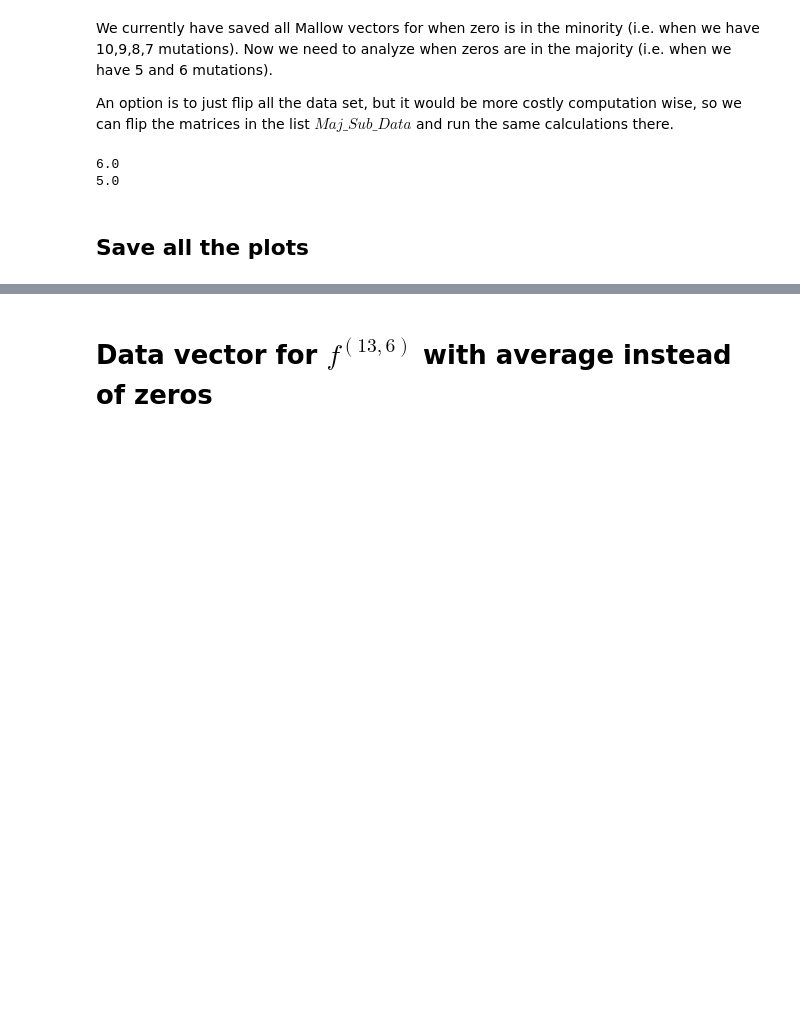
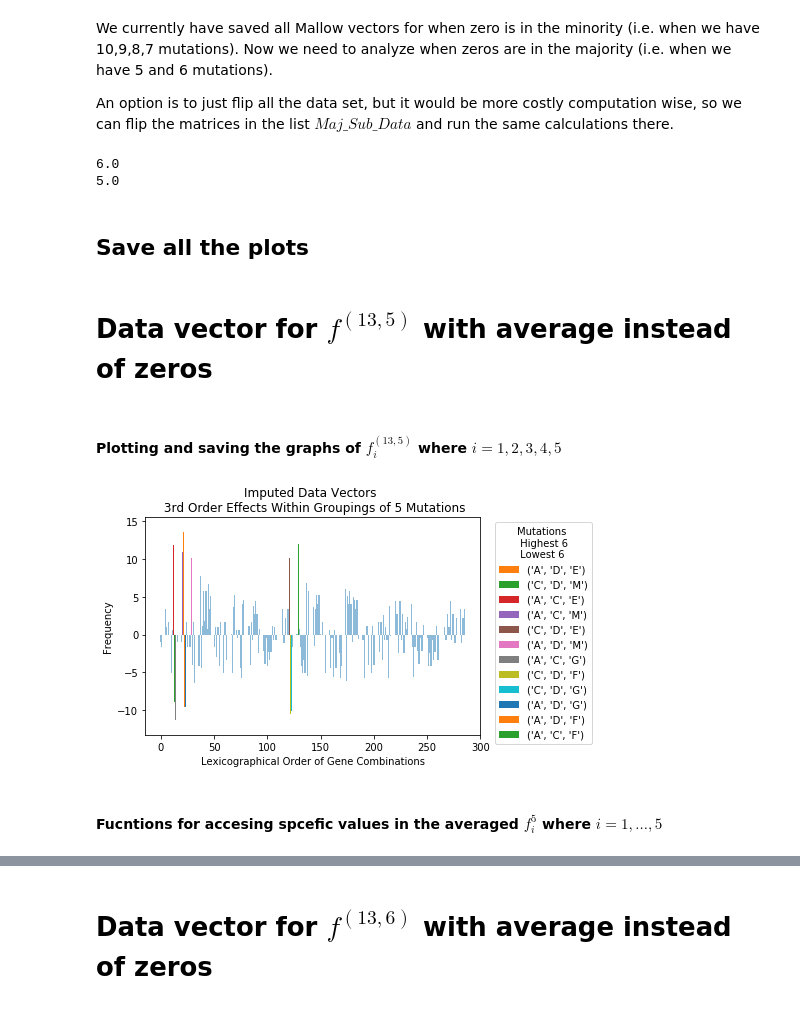
Before and after one commit to LillianGonzalezAlbino/FourierAnalysis, a Jupyter notebook: Spectral-Analysis-Reduced-Dataset(or).ipynb, the cells around one changed output, grey strips where cells are left out. Cells and saved outputs as stored; diff of their text form; code cells hidden in the pictures; blank space fills up the shorter version.

```diff
--- a/Spectral-Analysis-Reduced-Dataset(or).ipynb
+++ b/Spectral-Analysis-Reduced-Dataset(or).ipynb
@@ -583,3 +584,5 @@ for i in range(len(AllMallowVectors2)):
 #         plt.ylim((min(MallowList[order])-50),(max(MallowList[order])+50))
 #         plt.savefig("plots2/%d_order_13_%d.png"%(order,k))
 #         plt.show()
+# %% [markdown]
+# Data vector for $f^{(13,5)}$ with average instead of zeros
@@ -585,0 +629,12 @@ for i in range(len(AllMallowVectors2)):
+# %% [markdown]
+#### Plotting and saving the graphs of $f^{(13,5)}_i$ where $i = 1,2,3,4,5$
+# %%
+# # plot f^5_1, f^5_2, f^5_3, f^5_4, f^5_5
+# k = mutations
+# order range from 1 to 5
+o = 3
+color_peaks(MalListf5[o],order=o,k=5,n_max_peak= 6,n_min_peak= 6, leg=1.35)
+# %% [output]
+[figure, added]
+# %% [markdown]
+#### Fucntions for accesing spcefic values in the averaged $f^5_i$ where $i=1,...,5$
```
Also changed, not shown: parts of 32 cells of this notebook, 1 other file.
